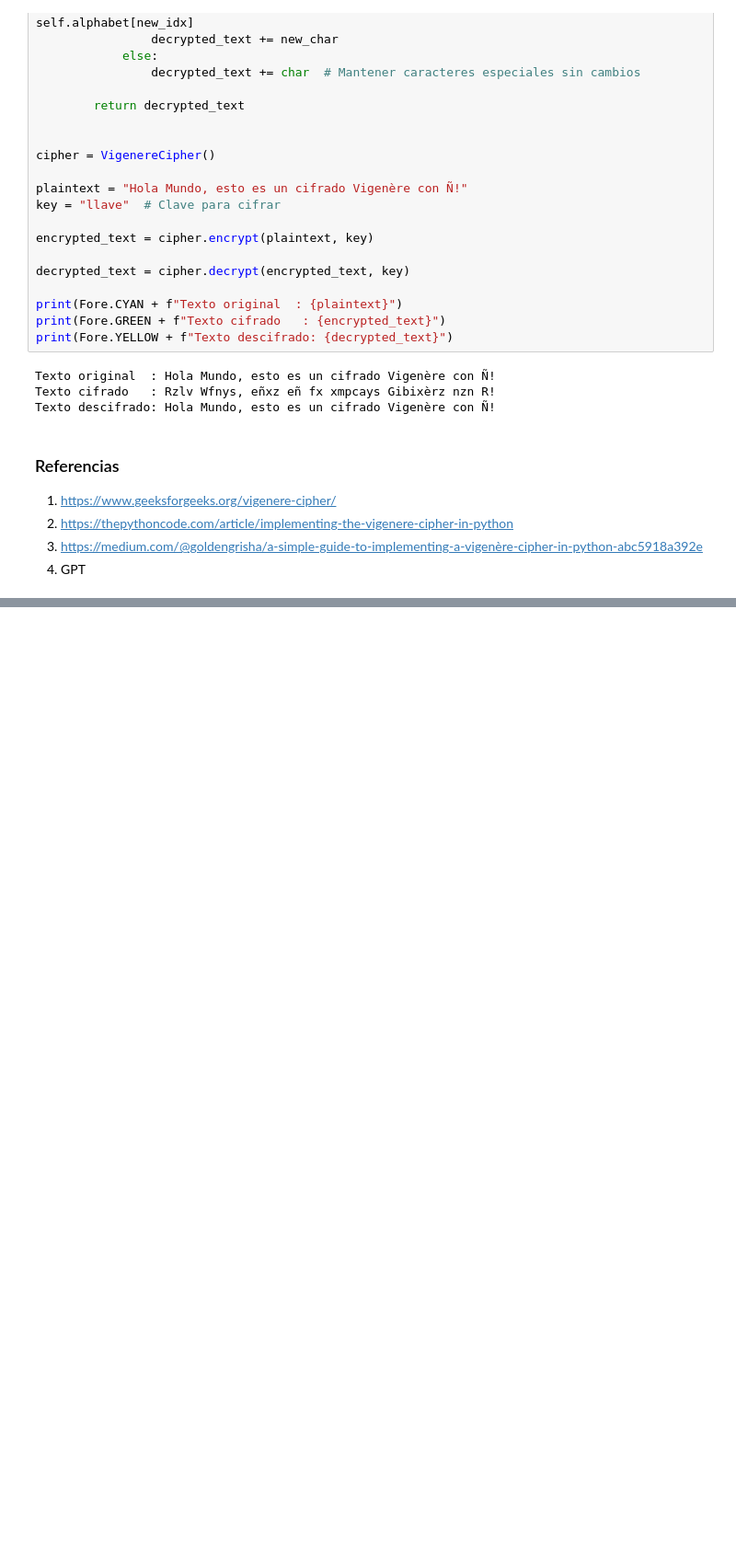
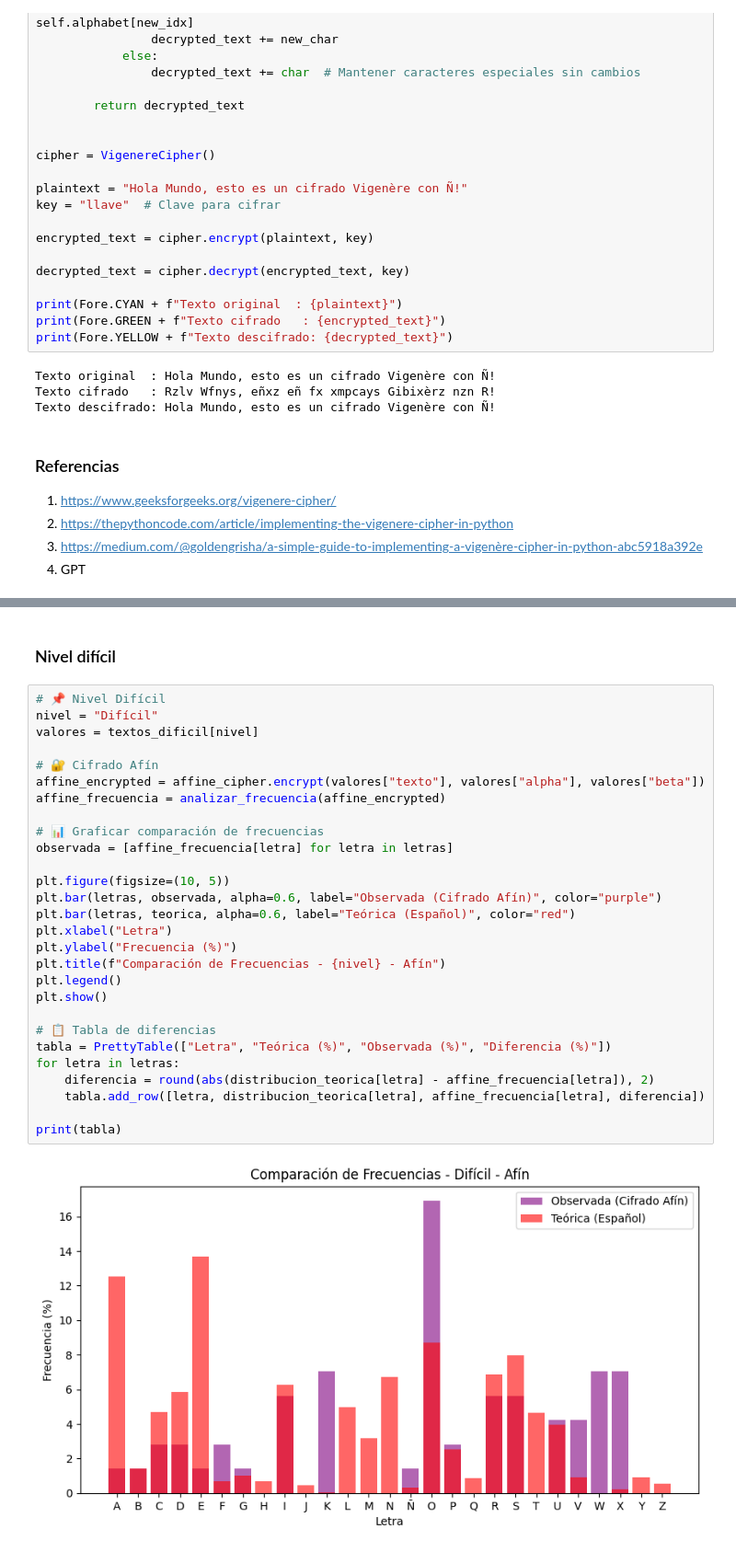
Before and after one commit to mvrcentes/Cryptography, a Jupyter notebook: part-a/lab1-a.ipynb, the cells around one changed output, grey strips where cells are left out. Shown: that part at 92% size. Saved outputs shown, nothing was run; the diff lists cells and outputs as text; blank space fills up the shorter version.

```diff
--- a/part-a/lab1-a.ipynb
+++ b/part-a/lab1-a.ipynb
@@ -218,0 +607,32 @@ Texto descifrado: Hola Mundo, esto es un cifrado Vigenère con Ñ!
+# %% [markdown]
+### Nivel difícil
+# %%
+# 📌 Nivel Difícil
+nivel = "Difícil"
+valores = textos_dificil[nivel]
+
+# 🔐 Cifrado Afín
+affine_encrypted = affine_cipher.encrypt(valores["texto"], valores["alpha"], valores["beta"])
+affine_frecuencia = analizar_frecuencia(affine_encrypted)
+
+# 📊 Graficar comparación de frecuencias
+observada = [affine_frecuencia[letra] for letra in letras]
+
+plt.figure(figsize=(10, 5))
+plt.bar(letras, observada, alpha=0.6, label="Observada (Cifrado Afín)", color="purple")
+plt.bar(letras, teorica, alpha=0.6, label="Teórica (Español)", color="red")
+plt.xlabel("Letra")
+plt.ylabel("Frecuencia (%)")
+plt.title(f"Comparación de Frecuencias - {nivel} - Afín")
+plt.legend()
+plt.show()
+
+# 📋 Tabla de diferencias
+tabla = PrettyTable(["Letra", "Teórica (%)", "Observada (%)", "Diferencia (%)"])
+for letra in letras:
+    diferencia = round(abs(distribucion_teorica[letra] - affine_frecuencia[letra]), 2)
+    tabla.add_row([letra, distribucion_teorica[letra], affine_frecuencia[letra], diferencia])
+
+print(tabla)
+# %% [output]
+[figure, added]
```
Also changed, not shown: parts of 14 cells of this notebook, 2 other files.
